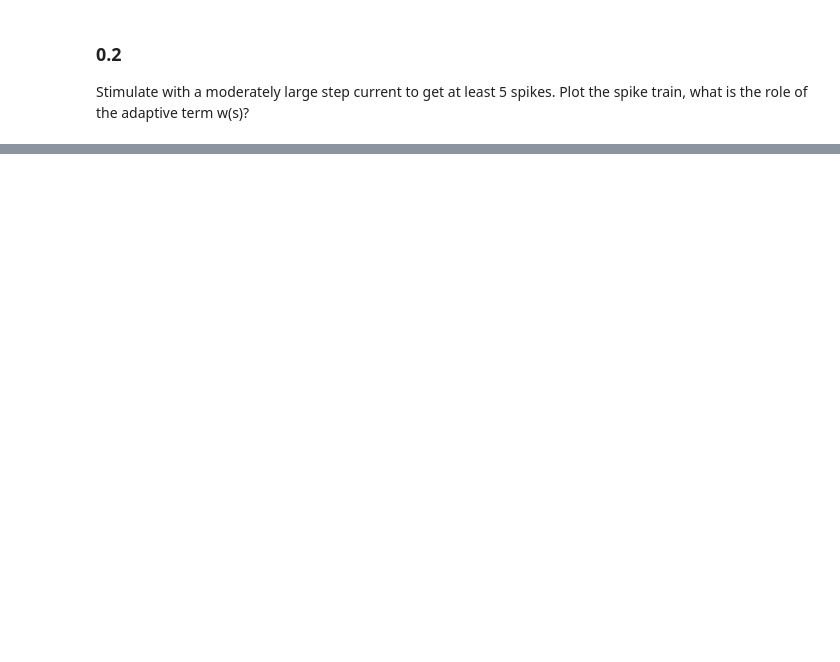
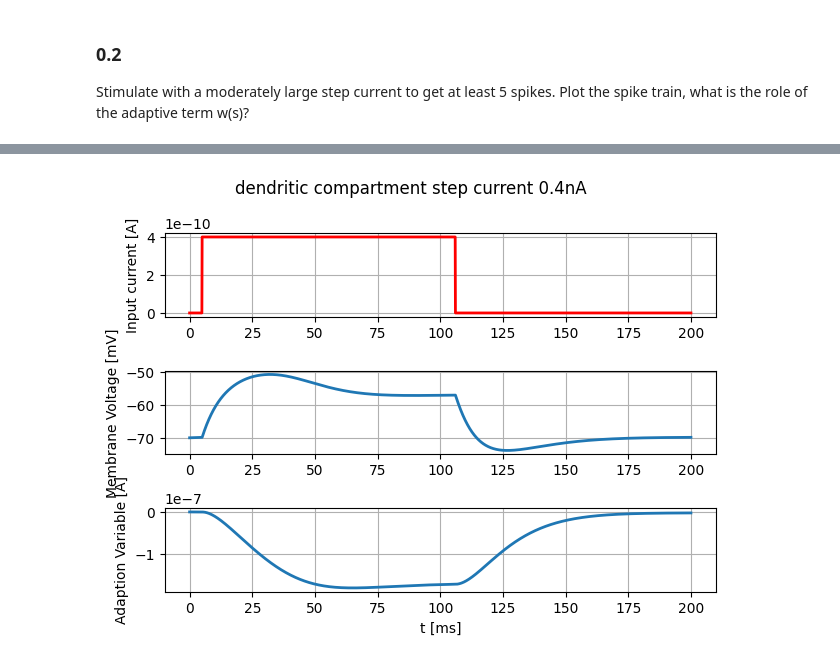
Before and after one commit to lniederhauser/neuronal_dynamics_miniproject, a Jupyter notebook: main.ipynb, the cells around one changed output, grey strips where cells are left out. Cells and saved outputs as stored; diff of their text form; code cells hidden in the pictures; blank space fills up the shorter version.

Commit message:
implementation of simulate_dendrites + simulations 1.1 and 1.2

```diff
--- a/main.ipynb
+++ b/main.ipynb
@@ -65,0 +58,9 @@ nr of spikes: 4
+# %%
+# defining dendritic constants
+TAU_d = 8 * b2.ms # dendritic membrane time scale
+TAU_w_d = 30 * b2.ms # dendritic adaptation time scale
+C_d = 170 * b2.pF # dendritic membrane capacitance
+E_d = -38 * b2.mV
+D_d = 6 * b2.mV
+a_w_d = -13 * b2.nS
+g_d = 1200 * b2.pA
@@ -65,0 +70,6 @@ nr of spikes: 4
+# %%
+step_current1 = input_factory.get_step_current(t_start=5, t_end=105, unit_time=b2.ms, amplitude=0.4*b2.nA)
+state_monitor1= simulate_dendritic(tau_d=TAU_d, C=C_d, v_rest=E_L, a=a_w_d, tau_w=TAU_w_d, E_d=E_d, D_d=D_d, g=g_d, I_stim=step_current1)
+plot_I_v_w(state_monitor1, step_current1, title="dendritic compartment step current 0.4nA", savefig=False)
+# %% [output]
+[figure, added]
```
Also changed, not shown: parts of 15 cells of this notebook, 1 other file.
